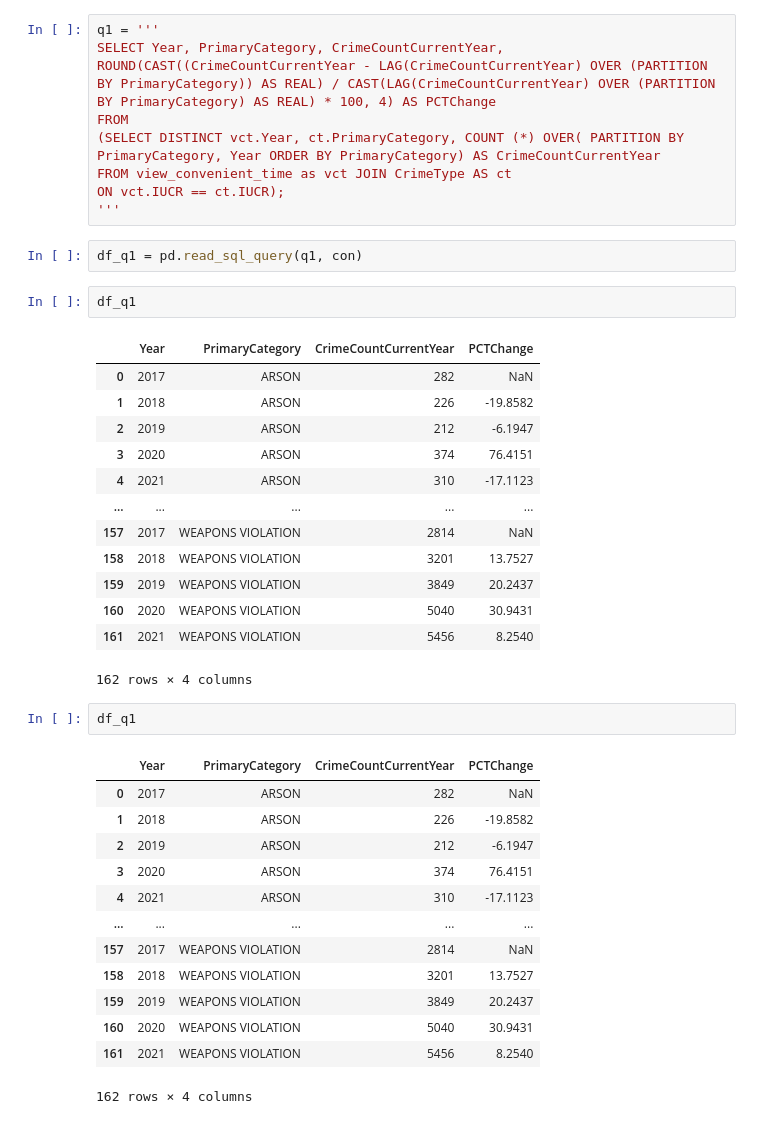
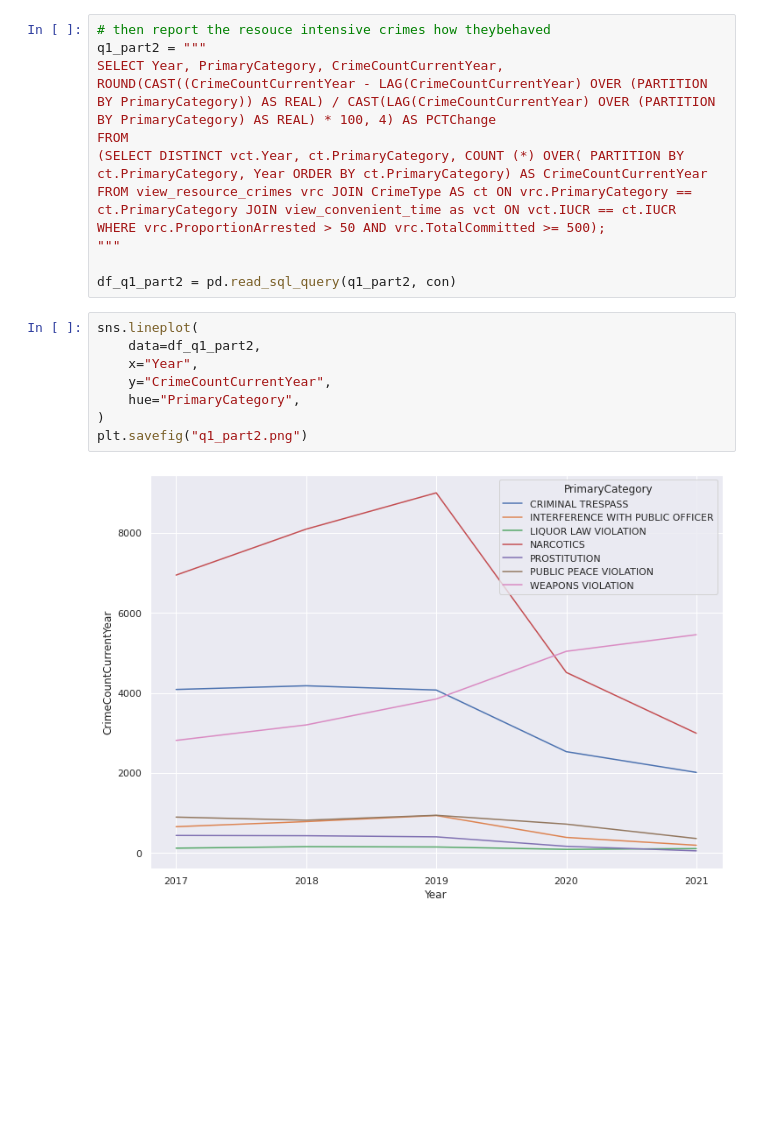
Before and after one commit to AngeloBarisano/data_management_and_ethics, a Jupyter notebook: Code/viz_file.ipynb, the cells around one changed output. Saved outputs shown, nothing was run; the diff lists cells and outputs as text; blank space fills up the shorter version.

```diff
--- a/Code/viz_file.ipynb
+++ b/Code/viz_file.ipynb
@@ -11,42 +59,21 @@ cur = con.cursor()
 # %%
-q1 = '''
+# then report the resouce intensive crimes how theybehaved
+q1_part2 = """
 SELECT Year, PrimaryCategory, CrimeCountCurrentYear, ROUND(CAST((CrimeCountCurrentYear - LAG(CrimeCountCurrentYear) OVER (PARTITION BY PrimaryCategory)) AS REAL) / CAST(LAG(CrimeCountCurrentYear) OVER (PARTITION BY PrimaryCategory) AS REAL) * 100, 4) AS PCTChange
 FROM
-(SELECT DISTINCT vct.Year, ct.PrimaryCategory, COUNT (*) OVER( PARTITION BY PrimaryCategory, Year ORDER BY PrimaryCategory) AS CrimeCountCurrentYear
-FROM view_convenient_time as vct JOIN CrimeType AS ct
-ON vct.IUCR == ct.IUCR);
-'''
+(SELECT DISTINCT vct.Year, ct.PrimaryCategory, COUNT (*) OVER( PARTITION BY ct.PrimaryCategory, Year ORDER BY ct.PrimaryCategory) AS CrimeCountCurrentYear
+FROM view_resource_crimes vrc JOIN CrimeType AS ct ON vrc.PrimaryCategory == ct.PrimaryCategory JOIN view_convenient_time as vct ON vct.IUCR == ct.IUCR
+WHERE vrc.ProportionArrested > 50 AND vrc.TotalCommitted >= 500);
+"""
+
+df_q1_part2 = pd.read_sql_query(q1_part2, con)
-# %%
-df_q1 = pd.read_sql_query(q1, con)
-# %%
-df_q1
-# %% [output]
-|  | Year | PrimaryCategory | CrimeCountCurrentYear | PCTChange |
-| 0 | 2017 | ARSON | 282 | NaN |
-| 1 | 2018 | ARSON | 226 | -19.8582 |
-| 2 | 2019 | ARSON | 212 | -6.1947 |
-| 3 | 2020 | ARSON | 374 | 76.4151 |
-| 4 | 2021 | ARSON | 310 | -17.1123 |
-| ... | ... | ... | ... | ... |
-| 157 | 2017 | WEAPONS VIOLATION | 2814 | NaN |
-| 158 | 2018 | WEAPONS VIOLATION | 3201 | 13.7527 |
-| 159 | 2019 | WEAPONS VIOLATION | 3849 | 20.2437 |
-| 160 | 2020 | WEAPONS VIOLATION | 5040 | 30.9431 |
-| 161 | 2021 | WEAPONS VIOLATION | 5456 | 8.2540 |
-162 rows × 4 columns
-# %%
-df_q1
-# %% [output]
-|  | Year | PrimaryCategory | CrimeCountCurrentYear | PCTChange |
-| 0 | 2017 | ARSON | 282 | NaN |
-| 1 | 2018 | ARSON | 226 | -19.8582 |
-| 2 | 2019 | ARSON | 212 | -6.1947 |
-| 3 | 2020 | ARSON | 374 | 76.4151 |
-| 4 | 2021 | ARSON | 310 | -17.1123 |
-| ... | ... | ... | ... | ... |
-| 157 | 2017 | WEAPONS VIOLATION | 2814 | NaN |
-| 158 | 2018 | WEAPONS VIOLATION | 3201 | 13.7527 |
-| 159 | 2019 | WEAPONS VIOLATION | 3849 | 20.2437 |
-| 160 | 2020 | WEAPONS VIOLATION | 5040 | 30.9431 |
-| 161 | 2021 | WEAPONS VIOLATION | 5456 | 8.2540 |
-162 rows × 4 columns
+# %%
+sns.lineplot(
+    data=df_q1_part2,
+    x="Year",
+    y="CrimeCountCurrentYear",
+    hue="PrimaryCategory",
+)
+plt.savefig("q1_part2.png")
+# %% [output]
+[figure, added]
```
Also changed, not shown: parts of 10 cells of this notebook, 13 other files.
